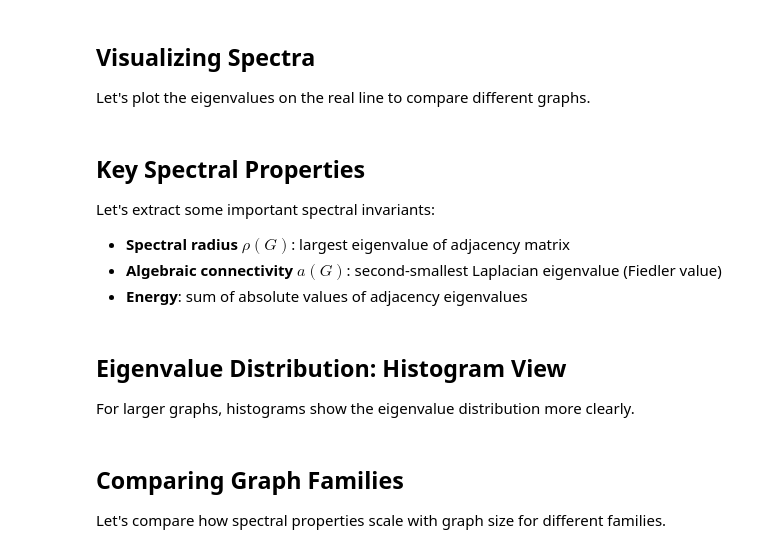
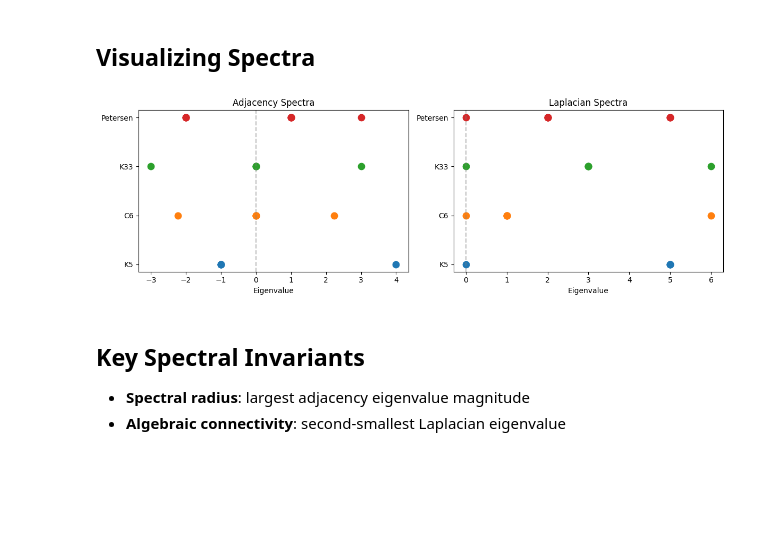
Before and after one commit to leotrs/smol, a Jupyter notebook: examples/spectral_analysis.ipynb, the cells around one changed output. Saved outputs shown, nothing was run; the diff lists cells and outputs as text; code cells hidden in the pictures; blank space fills up the shorter version.

```diff
--- a/examples/spectral_analysis.ipynb
+++ b/examples/spectral_analysis.ipynb
@@ -69,40 +48,25 @@ print(f"  Laplacian: {np.round(spectra['K5']['laplacian'], 4)}")
-# %% [markdown]
-## Visualizing Spectra
-
-Let's plot the eigenvalues on the real line to compare different graphs.
-# %%
-fig, axes = plt.subplots(2, 1, figsize=(12, 8))
-
-colors = plt.cm.tab10(np.linspace(0, 1, len(graphs)))
-
-# Adjacency spectra
-ax = axes[0]
-for i, (name, spec) in enumerate(spectra.items()):
-    eigs = spec['adjacency']
-    ax.scatter(eigs, [i] * len(eigs), c=[colors[i]], s=100, label=name, alpha=0.7)
-ax.set_yticks(range(len(graphs)))
-ax.set_yticklabels(list(graphs.keys()))
-ax.set_xlabel('Eigenvalue')
-ax.set_title('Adjacency Matrix Spectra')
-ax.axvline(x=0, color='gray', linestyle='--', alpha=0.5)
-
-# Laplacian spectra
-ax = axes[1]
-for i, (name, spec) in enumerate(spectra.items()):
-    eigs = spec['laplacian']
-    ax.scatter(eigs, [i] * len(eigs), c=[colors[i]], s=100, label=name, alpha=0.7)
-ax.set_yticks(range(len(graphs)))
-ax.set_yticklabels(list(graphs.keys()))
-ax.set_xlabel('Eigenvalue')
-ax.set_title('Laplacian Matrix Spectra')
-ax.axvline(x=0, color='gray', linestyle='--', alpha=0.5)
-
-plt.tight_layout()
-plt.show()
+# %% [markdown]
+## Visualizing Spectra
+# %%
+fig, axes = plt.subplots(1, 2, figsize=(12, 4))
+
+for i, (name, spec) in enumerate(spectra.items()):
+    axes[0].scatter(spec['adj'], [i]*len(spec['adj']), s=80, label=name)
+    axes[1].scatter(spec['lap'], [i]*len(spec['lap']), s=80, label=name)
+
+for ax, title in zip(axes, ['Adjacency Spectra', 'Laplacian Spectra']):
+    ax.set_yticks(range(len(graphs)))
+    ax.set_yticklabels(list(graphs.keys()))
+    ax.set_xlabel('Eigenvalue')
+    ax.set_title(title)
+    ax.axvline(x=0, color='gray', linestyle='--', alpha=0.5)
+
+plt.tight_layout()
+plt.show()
+# %% [output]
+[figure, added]
 # %% [markdown]
-## Key Spectral Properties
+## Key Spectral Invariants
 
-Let's extract some important spectral invariants:
-- **Spectral radius** $\rho(G)$: largest eigenvalue of adjacency matrix
-- **Algebraic connectivity** $a(G)$: second-smallest Laplacian eigenvalue (Fiedler value)
-- **Energy**: sum of absolute values of adjacency eigenvalues
+- **Spectral radius**: largest adjacency eigenvalue magnitude
+- **Algebraic connectivity**: second-smallest Laplacian eigenvalue
@@ -127,4 +72,0 @@ for name, G in graphs.items():
-# %% [markdown]
-## Eigenvalue Distribution: Histogram View
-
-For larger graphs, histograms show the eigenvalue distribution more clearly.
@@ -156,4 +72,0 @@ print(f"Algebraic connectivity: {lap_eigs[1]:.4f}")
-# %% [markdown]
-## Comparing Graph Families
-
-Let's compare how spectral properties scale with graph size for different families.
```
Also changed, not shown: parts of 11 cells of this notebook, 1 other file.
